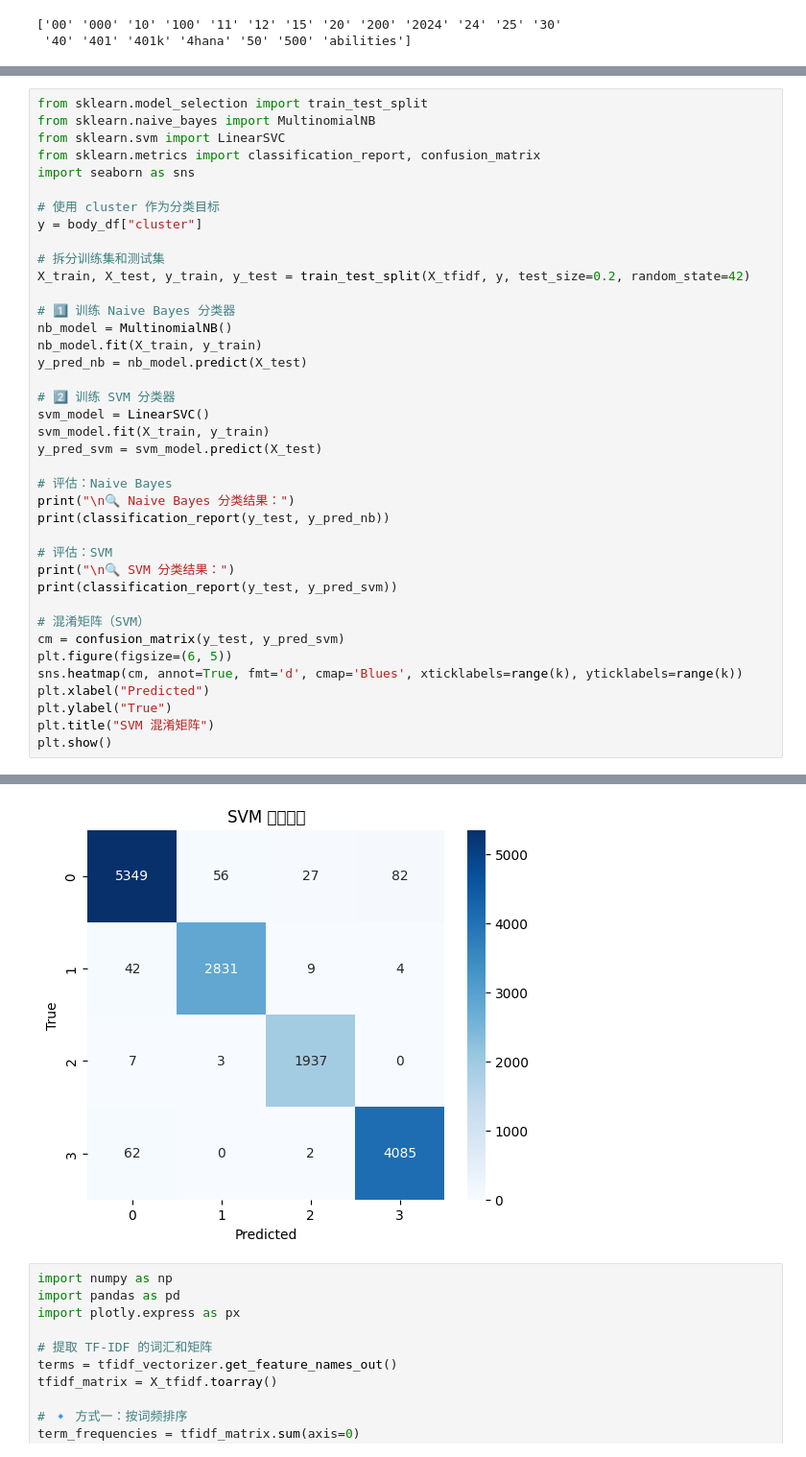
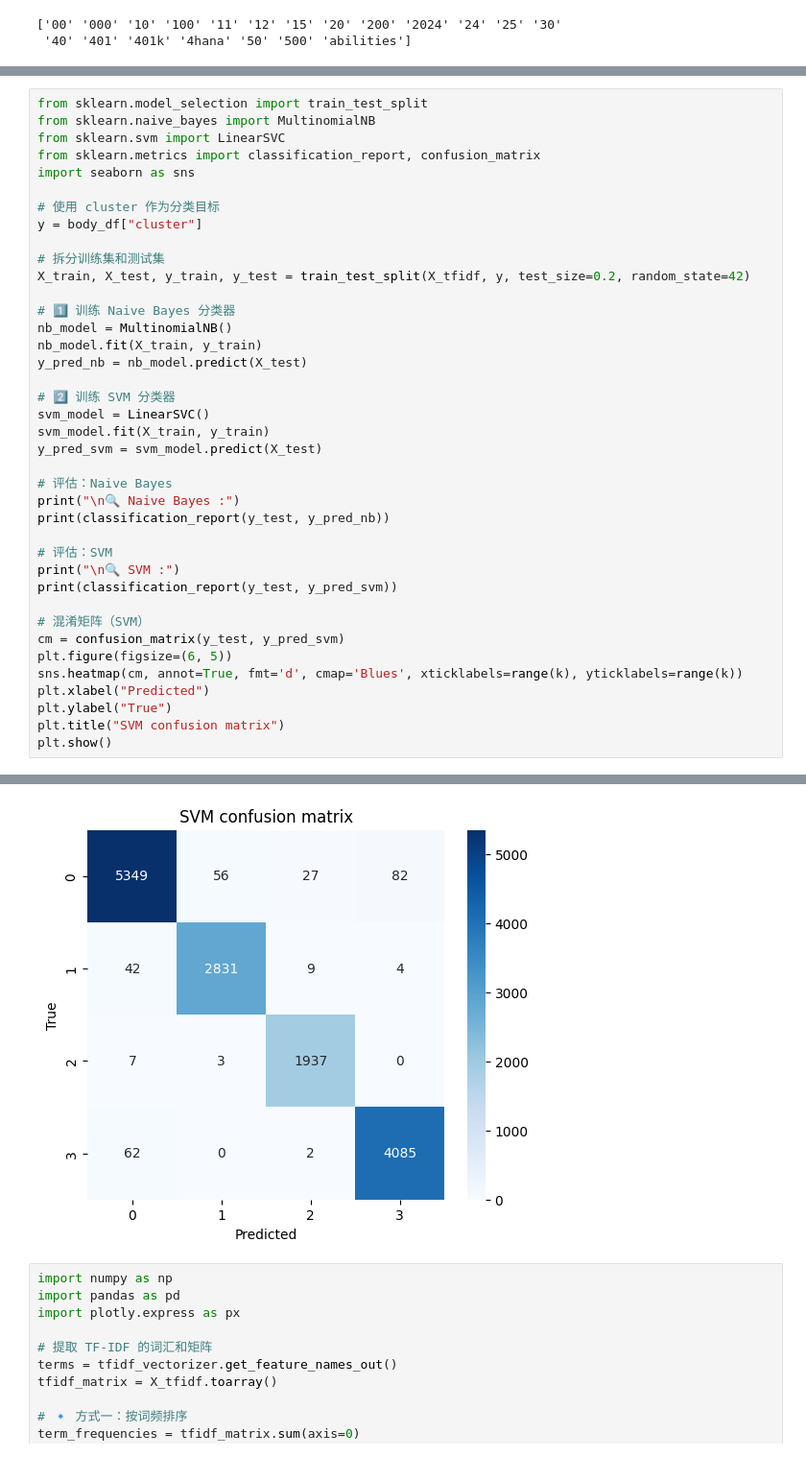
Before and after one commit to CYXNBNBNB/ad688-employability-sp25A1-group6, a Jupyter notebook: nlp_methods.ipynb, the cells around one changed output, grey strips where cells are left out. Shown at 96% size. Drawn from its saved outputs; the diff is of its cells as text.

```diff
--- a/nlp_methods.ipynb
+++ b/nlp_methods.ipynb
@@ -124,11 +140,11 @@ svm_model.fit(X_train, y_train)
 y_pred_svm = svm_model.predict(X_test)
 
 # 评估：Naive Bayes
-print("\n🔍 Naive Bayes 分类结果：")
+print("\n🔍 Naive Bayes :")
 print(classification_report(y_test, y_pred_nb))
 
 # 评估：SVM
-print("\n🔍 SVM 分类结果：")
+print("\n🔍 SVM :")
 print(classification_report(y_test, y_pred_svm))
 
 # 混淆矩阵（SVM）
@@ -137,6 +153,6 @@ plt.figure(figsize=(6, 5))
 sns.heatmap(cm, annot=True, fmt='d', cmap='Blues', xticklabels=range(k), yticklabels=range(k))
 plt.xlabel("Predicted")
 plt.ylabel("True")
-plt.title("SVM 混淆矩阵")
+plt.title("SVM confusion matrix")
 plt.show()
 # %% [output]
@@ -170,4 +176,4 @@ Glyph 38453 (\N{CJK UNIFIED IDEOGRAPH-9635}) missing from font(s) DejaVu Sans.
-[figure, old version]
+[figure, new version]
 # %%
 import numpy as np
 import pandas as pd
```
Also changed, not shown: parts of 3 cells of this notebook, 15 other files.
